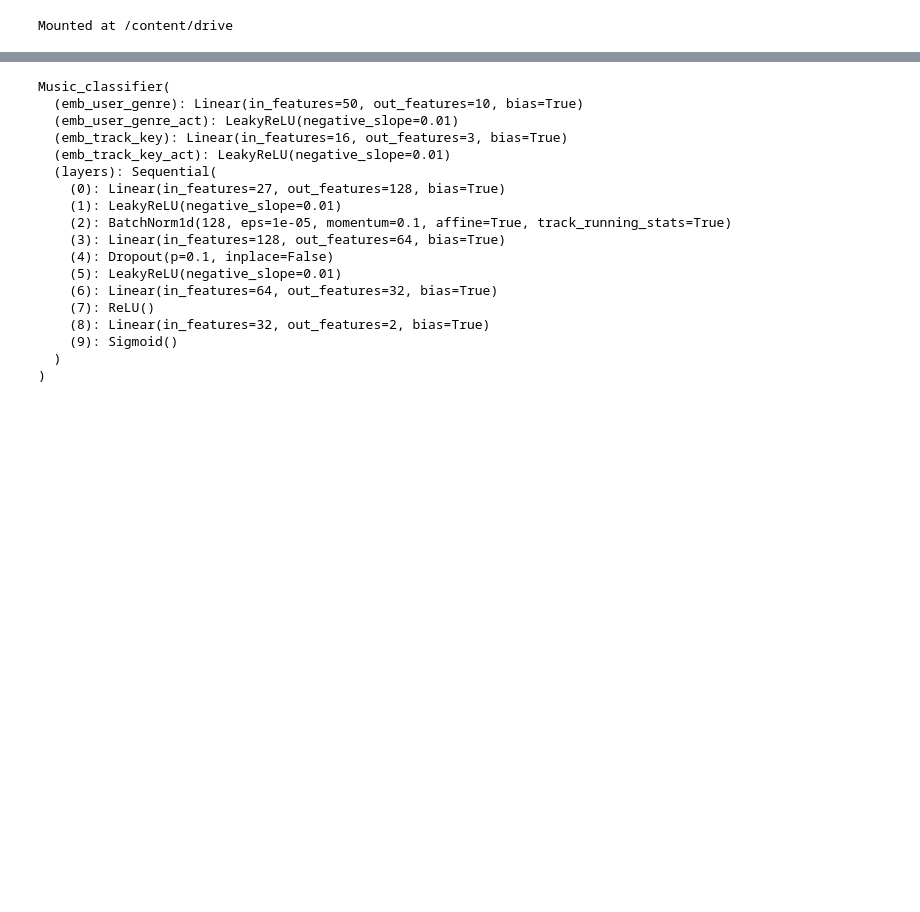
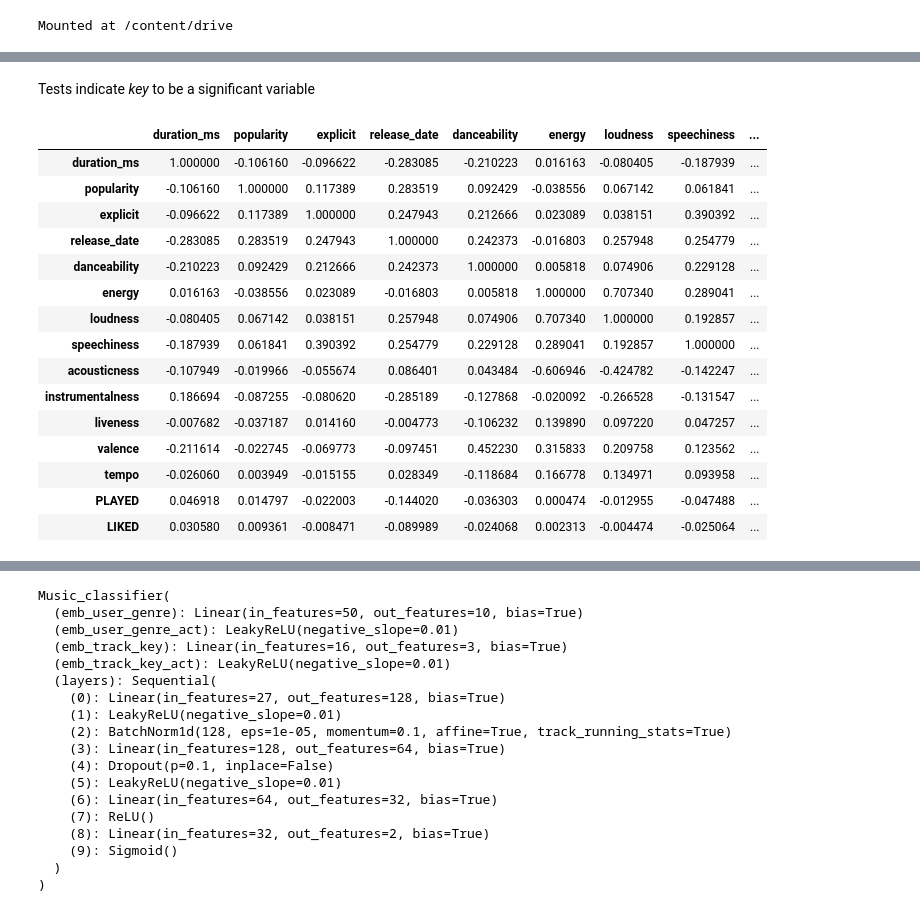
Before and after one commit to RichardStaszkiewicz/WUT-IUM-PROJECT-Music-Recommender-System, a Jupyter notebook: microservice/src/notebooks/recommender_system/model_2_classifier/classifier_music.ipynb, the cells around one changed output, grey strips where cells are left out. Cells and saved outputs as stored; diff of their text form; code cells hidden in the pictures; blank space fills up the shorter version.

```diff
--- a/microservice/src/notebooks/recommender_system/model_2_classifier/classifier_music.ipynb
+++ b/microservice/src/notebooks/recommender_system/model_2_classifier/classifier_music.ipynb
@@ -45,3 +109,5 @@ GENRES = np.unique(np.concatenate(users['favourite_genres'].to_numpy()))
+# %%
+sessions = sessions[sessions['user_id'].isin(availible_users)].reset_index(drop=True)
 # %%
 to_drop = sessions['event_type'] == 'skip'
 to_drop[len(to_drop)] = False
@@ -98,0 +254,22 @@ tracks.head()
+# %% [markdown]
+Tests indicate *key* to be a significant variable
+# %%
+rest = pd.DataFrame(rest, columns=list(list(dataset.tracks.drop(columns=['id', 'key']).columns) + ['PLAYED', 'LIKED']))
+rest.corr(method='spearman')
+# %% [output]
+|  | duration_ms | popularity | explicit | release_date | danceability | energy | loudness | speechiness | ... |
+| duration_ms | 1.000000 | -0.106160 | -0.096622 | -0.283085 | -0.210223 | 0.016163 | -0.080405 | -0.187939 | ... |
+| popularity | -0.106160 | 1.000000 | 0.117389 | 0.283519 | 0.092429 | -0.038556 | 0.067142 | 0.061841 | ... |
+| explicit | -0.096622 | 0.117389 | 1.000000 | 0.247943 | 0.212666 | 0.023089 | 0.038151 | 0.390392 | ... |
+| release_date | -0.283085 | 0.283519 | 0.247943 | 1.000000 | 0.242373 | -0.016803 | 0.257948 | 0.254779 | ... |
+| danceability | -0.210223 | 0.092429 | 0.212666 | 0.242373 | 1.000000 | 0.005818 | 0.074906 | 0.229128 | ... |
+| energy | 0.016163 | -0.038556 | 0.023089 | -0.016803 | 0.005818 | 1.000000 | 0.707340 | 0.289041 | ... |
+| loudness | -0.080405 | 0.067142 | 0.038151 | 0.257948 | 0.074906 | 0.707340 | 1.000000 | 0.192857 | ... |
+| speechiness | -0.187939 | 0.061841 | 0.390392 | 0.254779 | 0.229128 | 0.289041 | 0.192857 | 1.000000 | ... |
+| acousticness | -0.107949 | -0.019966 | -0.055674 | 0.086401 | 0.043484 | -0.606946 | -0.424782 | -0.142247 | ... |
+| instrumentalness | 0.186694 | -0.087255 | -0.080620 | -0.285189 | -0.127868 | -0.020092 | -0.266528 | -0.131547 | ... |
+| liveness | -0.007682 | -0.037187 | 0.014160 | -0.004773 | -0.106232 | 0.139890 | 0.097220 | 0.047257 | ... |
+| valence | -0.211614 | -0.022745 | -0.069773 | -0.097451 | 0.452230 | 0.315833 | 0.209758 | 0.123562 | ... |
+| tempo | -0.026060 | 0.003949 | -0.015155 | 0.028349 | -0.118684 | 0.166778 | 0.134971 | 0.093958 | ... |
+| PLAYED | 0.046918 | 0.014797 | -0.022003 | -0.144020 | -0.036303 | 0.000474 | -0.012955 | -0.047488 | ... |
+| LIKED | 0.030580 | 0.009361 | -0.008471 | -0.089989 | -0.024068 | 0.002313 | -0.004474 | -0.025064 | ... |
```
Also changed, not shown: parts of 45 cells of this notebook.
